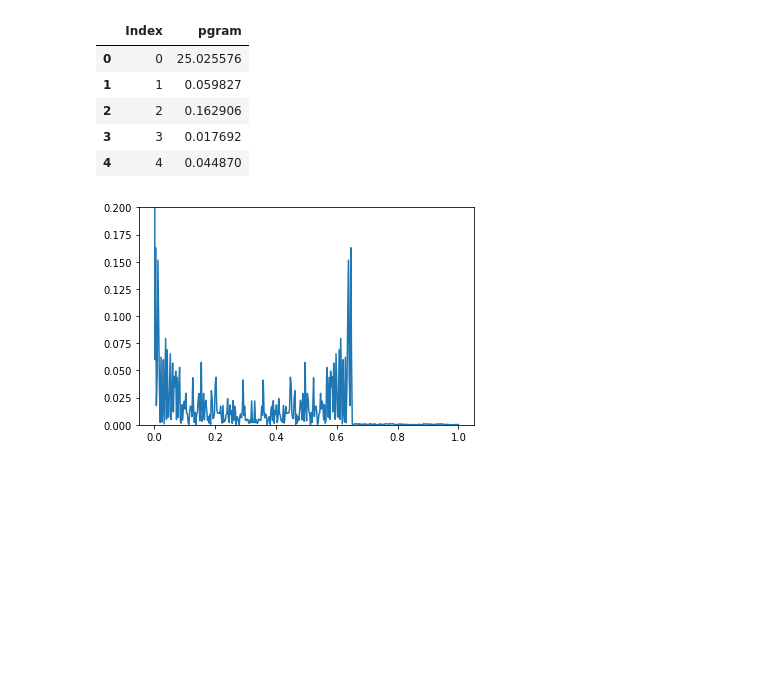
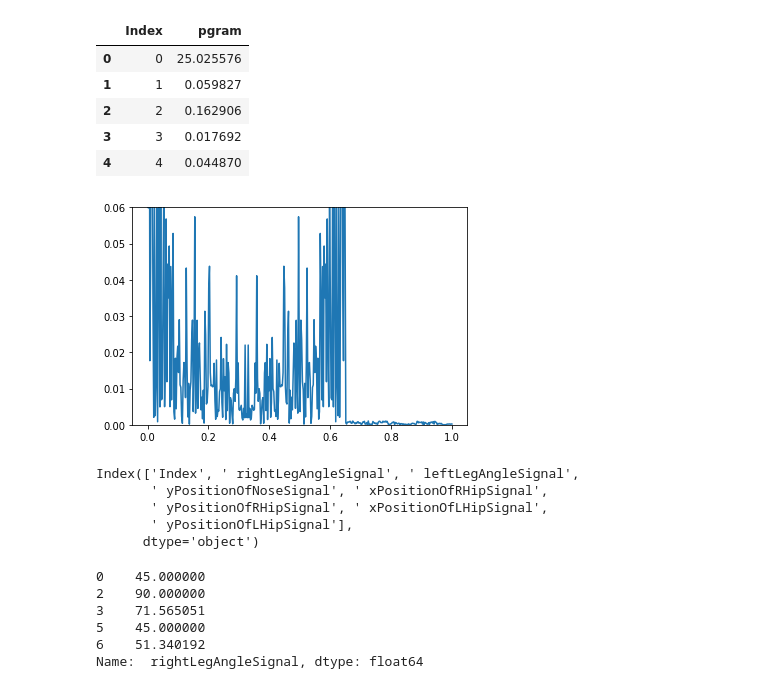
Before and after one commit to SreehariRamMohan/Sit-to-stand-Test, a Jupyter notebook: iOS Custom Peak Detection.ipynb, the cells around one changed output. Drawn from its saved outputs; the diff is of its cells as text; code cells hidden in the pictures; blank space fills up the shorter version.

```diff
--- a/iOS Custom Peak Detection.ipynb
+++ b/iOS Custom Peak Detection.ipynb
@@ -135,7 +135,7 @@ pgram.head()
 | 4 | 4 | 0.044870 |
 # %%
 plt.plot(pgram.iloc[:, 0]/pgram.iloc[:, 0].max(), pgram.iloc[:, 1])
-plt.ylim(0, 0.2)
+plt.ylim(0, 0.06)
 plt.savefig("iOS-periodogram")
 # %% [output]
-[figure, old version]
+[figure, new version]
@@ -141,0 +144,8 @@ plt.savefig("iOS-periodogram")
+# %%
+df.columns
+# %% [output]
+Index(['Index', ' rightLegAngleSignal', ' leftLegAngleSignal',
+       ' yPositionOfNoseSignal', ' xPositionOfRHipSignal',
+       ' yPositionOfRHipSignal', ' xPositionOfLHipSignal',
+       ' yPositionOfLHipSignal'],
+      dtype='object')
@@ -141,0 +156,9 @@ plt.savefig("iOS-periodogram")
+# %%
+rightLegAngle.head()
+# %% [output]
+0    45.000000
+2    90.000000
+3    71.565051
+5    45.000000
+6    51.340192
+Name:  rightLegAngleSignal, dtype: float64
```
Also changed, not shown: parts of 6 cells of this notebook, 2 other files.
